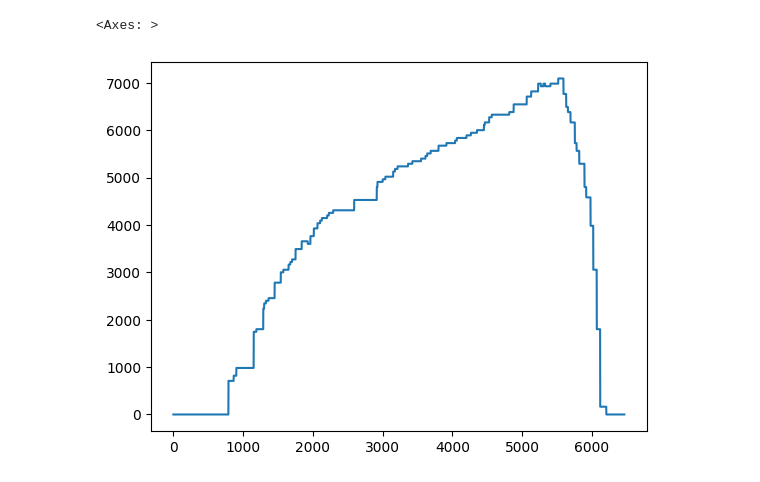
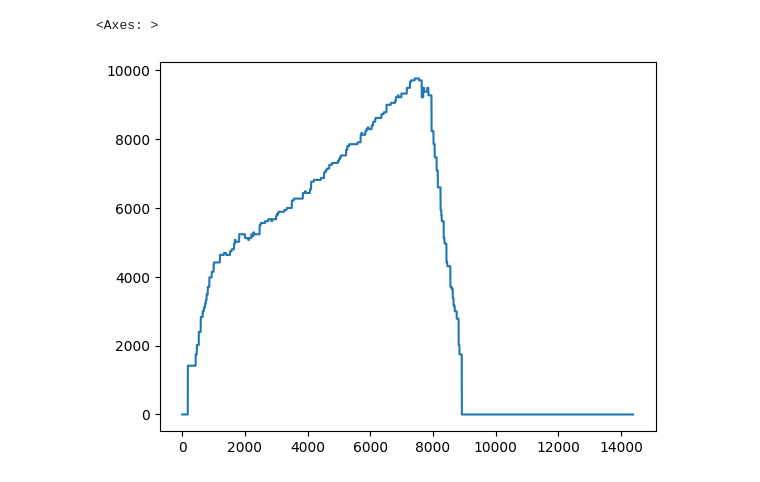
Before and after one commit to SanderGi/DesignBuildFly, a Jupyter notebook: python_tools/eda/thrustStand.ipynb, the cells around one changed output. Drawn from its saved outputs; the diff is of its cells as text; code cells hidden in the pictures.

```diff
--- a/python_tools/eda/thrustStand.ipynb
+++ b/python_tools/eda/thrustStand.ipynb
@@ -41,9 +14,12 @@ thrust_dfs
+# %%
+MAIN_DIR = "/Users/alex/Desktop/CS/Internships and Research/DBF/python_tools/data/thrustStand/11_2_2023"
+LOGS_DIR = MAIN_DIR + "/LOGS"
+THRUST_ZIP = MAIN_DIR + "/THRUST.zip"
 # %%
 log_dfs: dict[str, pd.DataFrame] = dict()
 
-directory = '../data/thrustStand/10_22_2023/LOGS'
-for filename in os.listdir(directory):
-    f = os.path.join(directory, filename)
+for filename in os.listdir(LOGS_DIR):
+    f = os.path.join(LOGS_DIR, filename)
 
     name = f.split('/')[-1].split('.')[0]
 
@@ -353,0 +139,3 @@ runs = {
+# %%
+run_dfs['AT7215_16x16_12s_FC'] = run_dfs.pop('AT7215_16x16_12s_FC_Thrust')
+log_dfs['AT7215_16x16_12s_FC'] = log_dfs.pop('AT7215_16x16_12s_FC_iNAV')
@@ -354,5 +146,5 @@ runs = {
 # %%
-log_dfs['AT7215_16x14XOR_12s_Run_2']['escRPM'].plot()
+log_dfs['AT7215_16x16_12s_FC']['escRPM'].plot()
 # %% [output]
 <Axes: >
-[figure, old version]
+[figure, new version]
```
Also changed, not shown: parts of 25 cells of this notebook, 1 other file.
